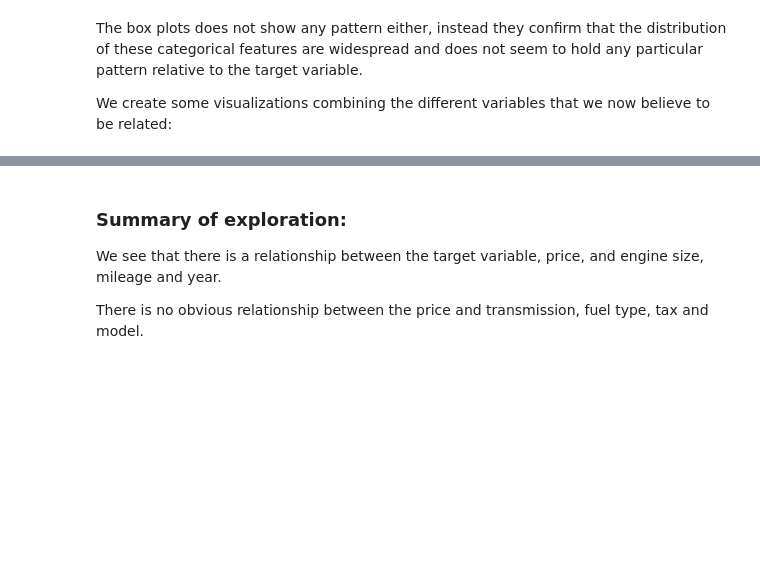
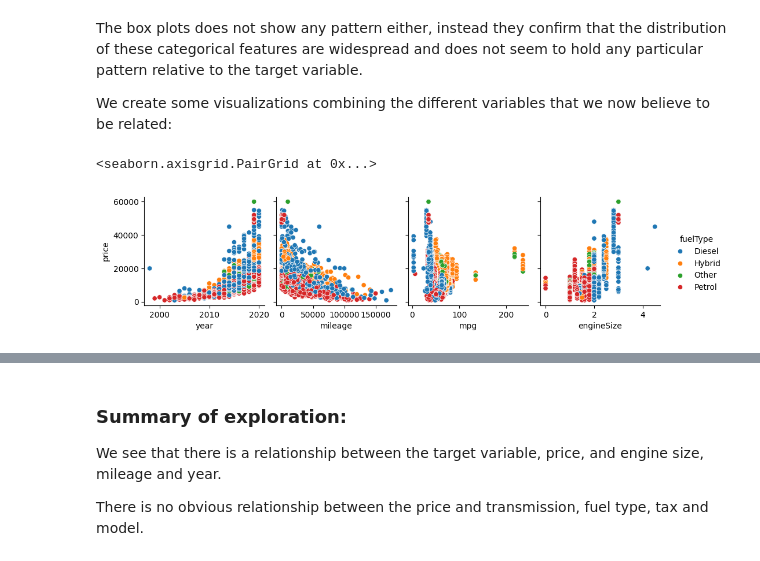
Before and after one commit to lenelise/dc_practice, a Jupyter notebook: practice_exam.ipynb, the cells around one changed output, grey strips where cells are left out. Drawn from its saved outputs; the diff is of its cells as text; code cells hidden in the pictures; blank space fills up the shorter version.

```diff
--- a/practice_exam.ipynb
+++ b/practice_exam.ipynb
@@ -169,5 +168,8 @@ The box plots does not show any pattern either, instead they confirm that the di
 
 We create some visualizations combining the different variables that we now believe to be related:
 # %%
-# sns.pairplot(data=toyota, y_vars="price", x_vars=["year", "mileage", "mpg", "engineSize"], hue="fuelType")
+sns.pairplot(data=toyota, y_vars="price", x_vars=["year", "mileage", "mpg", "engineSize"], hue="fuelType")
+# %% [output]
+<seaborn.axisgrid.PairGrid at 0x...>
+[figure, added]
 # %%
```
Also changed, not shown: parts of 4 cells of this notebook.
